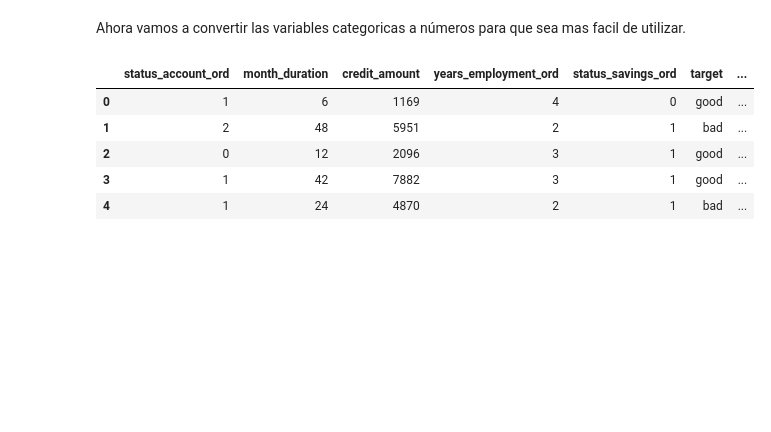
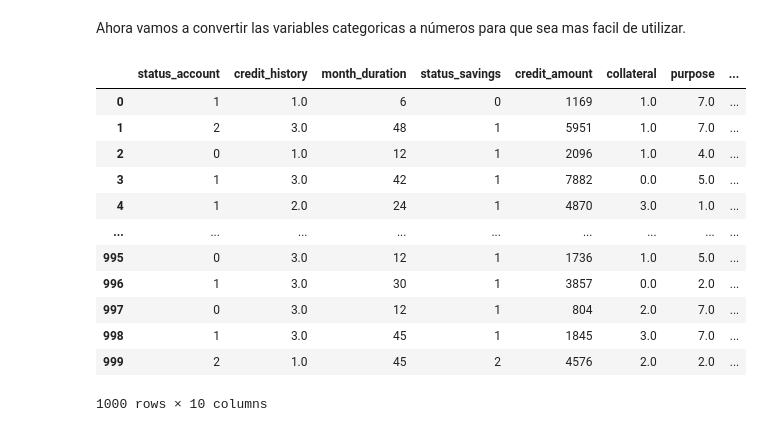
Before and after one commit to tomasSiSa18/TesisPregrado, a Jupyter notebook: ProcesamientoDataset/analisisdataset.ipynb, the cells around one changed output. Drawn from its saved outputs; the diff is of its cells as text; code cells hidden in the pictures; blank space fills up the shorter version.

```diff
--- a/ProcesamientoDataset/analisisdataset.ipynb
+++ b/ProcesamientoDataset/analisisdataset.ipynb
@@ -161,6 +158,9 @@ A diferencia de Pearson, Phik calcula una medida de asociación (0 a 1) directam
 # %%
-phik_cols = [c for c in credit_df.columns if c not in ["status_account", "status_savings", "years_employment"]]
-interval_cols = pearsonCols + ["status_account_ord", "status_savings_ord", "years_employment_ord"]
+numericCols = ["month_duration", "credit_amount", "payment_to_income_ratio", "residence_since", "age", "n_credits", "n_guarantors"]
+
+phik_cols = [c for c in credit_df.columns]
+interval_cols = numericCols + ["status_account", "status_savings", "years_employment"]
+
 
 phik_matrix = credit_df[phik_cols].phik_matrix(interval_cols=interval_cols)
 
@@ -197,5 +197,6 @@ El valor de phik mide la fuerza de una asociación, pero no si esa fuerza pudo s
 # %%
-significance_matrix = credit_df[phik_cols].significance_matrix(interval_cols=interval_cols)
+np.random.seed(8)
+significance_matrix = credit_df[phik_cols].significance_matrix(interval_cols=interval_cols, njobs=1)
 
 significance_plot = significance_matrix.replace([np.inf, -np.inf], np.nan)
 for col in significance_plot.columns:
@@ -211,7 +212,7 @@ plt.show()
 target_summary = pd.DataFrame({
     "phik": phik_matrix["target"],
     "significance_z": significance_matrix["target"],
-}).drop(index="target").sort_values("phik", ascending=False)
+}).drop(index="target").sort_values("significance_z", ascending=False)
 
 target_summary["significant"] = target_summary["significance_z"] > 3
 target_summary
@@ -246,12 +247,7 @@ Gracias a esta correlación nos vamos a quedar por lo tanto con las siguientes c
 8. years_employment: Antigüedad en el empleo actual
 9. status_savings: Estado de la cuenta de ahorros en DM (Deutsche Marks)
 # %%
-final_cols = ["status_account_ord",
-              "month_duration",
-              "credit_amount",
-              "collateral",
-              "purpose",
-              "credit_history",
-              "housing",
-              "years_employment_ord",
-              "status_savings_ord"]
+mask = target_summary["significant"]
+
+final_cols = target_summary[mask].index.tolist()
+final_cols
@@ -313,14 +395,21 @@ Ahora vamos a convertir las variables categoricas a números para que sea mas fa
 # %%
 enc = OrdinalEncoder()
 enc.fit(final_df[["collateral", "purpose", "credit_history", "housing"]])
-final_df[["collateral_enc", "purpose_enc", "credit_history_enc", "housing_enc"]] = enc.transform(final_df[["collateral", "purpose", "credit_history", "housing"]])
-export_df = final_df.drop(["collateral", "purpose", "credit_history", "housing"], axis=1)
-export_df.head(5)
+final_df[["collateral", "purpose", "credit_history", "housing"]] = enc.transform(final_df[["collateral", "purpose", "credit_history", "housing"]])
+
+final_df
 # %% [output]
-|  | status_account_ord | month_duration | credit_amount | years_employment_ord | status_savings_ord | target | ... |
-| 0 | 1 | 6 | 1169 | 4 | 0 | good | ... |
-| 1 | 2 | 48 | 5951 | 2 | 1 | bad | ... |
-| 2 | 0 | 12 | 2096 | 3 | 1 | good | ... |
-| 3 | 1 | 42 | 7882 | 3 | 1 | good | ... |
-| 4 | 1 | 24 | 4870 | 2 | 1 | bad | ... |
+|  | status_account | credit_history | month_duration | status_savings | credit_amount | collateral | purpose | ... |
+| 0 | 1 | 1.0 | 6 | 0 | 1169 | 1.0 | 7.0 | ... |
+| 1 | 2 | 3.0 | 48 | 1 | 5951 | 1.0 | 7.0 | ... |
+| 2 | 0 | 1.0 | 12 | 1 | 2096 | 1.0 | 4.0 | ... |
+| 3 | 1 | 3.0 | 42 | 1 | 7882 | 0.0 | 5.0 | ... |
+| 4 | 1 | 2.0 | 24 | 1 | 4870 | 3.0 | 1.0 | ... |
+| ... | ... | ... | ... | ... | ... | ... | ... | ... |
+| 995 | 0 | 3.0 | 12 | 1 | 1736 | 1.0 | 5.0 | ... |
+| 996 | 1 | 3.0 | 30 | 1 | 3857 | 0.0 | 2.0 | ... |
+| 997 | 0 | 3.0 | 12 | 1 | 804 | 2.0 | 7.0 | ... |
+| 998 | 1 | 3.0 | 45 | 1 | 1845 | 3.0 | 7.0 | ... |
+| 999 | 2 | 1.0 | 45 | 2 | 4576 | 2.0 | 2.0 | ... |
+1000 rows × 10 columns
 # %%
```
Also changed, not shown: parts of 23 cells of this notebook, 5 other files.
